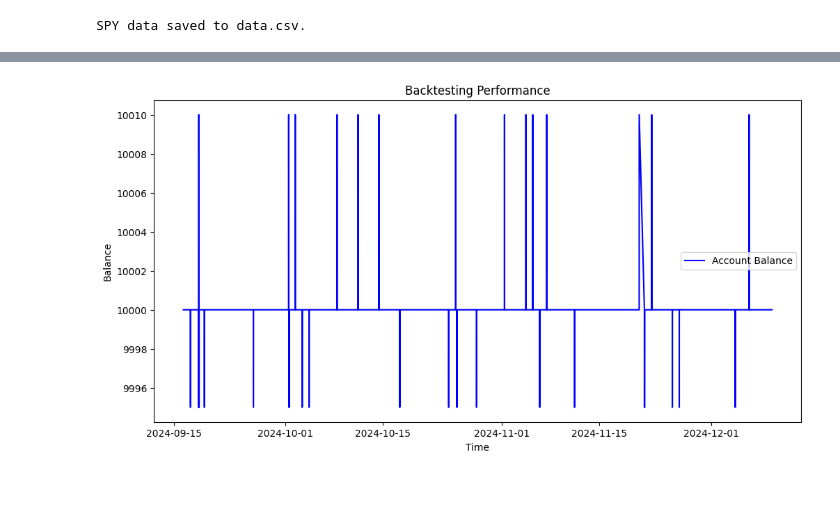
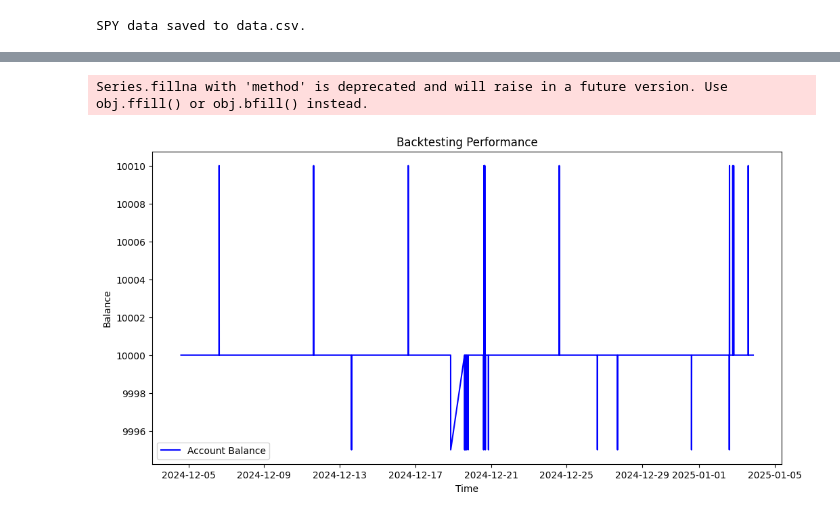
Before and after one commit to vishnuGops/Stock_Portfolio_Management, a Jupyter notebook: 2.0/backtesting.ipynb, the cells around one changed output, grey strips where cells are left out. Drawn from its saved outputs; the diff is of its cells as text; code cells hidden in the pictures; blank space fills up the shorter version.

```diff
--- a/2.0/backtesting.ipynb
+++ b/2.0/backtesting.ipynb
@@ -303,7 +277,7 @@ def plot_performance(data):
     plt.show()
 
 # Load data and apply strategy
-data = pd.read_csv("spy_5min.csv", index_col="Datetime", parse_dates=True)
+data = pd.read_csv("data.csv", index_col="Date", parse_dates=True)
 data = apply_strategy(data)
 
 # Backtest
@@ -333 +307,2 @@ Take profit at 2024-12-06 09:50:00-05:00, Close: 608.8599853515625, PnL: 10.00
+Series.fillna with 'method' is deprecated and will raise in a future version. Use obj.ffill() or obj.bfill() instead.
-[figure, old version]
+[figure, new version]
```
Also changed, not shown: parts of 5 cells of this notebook.
